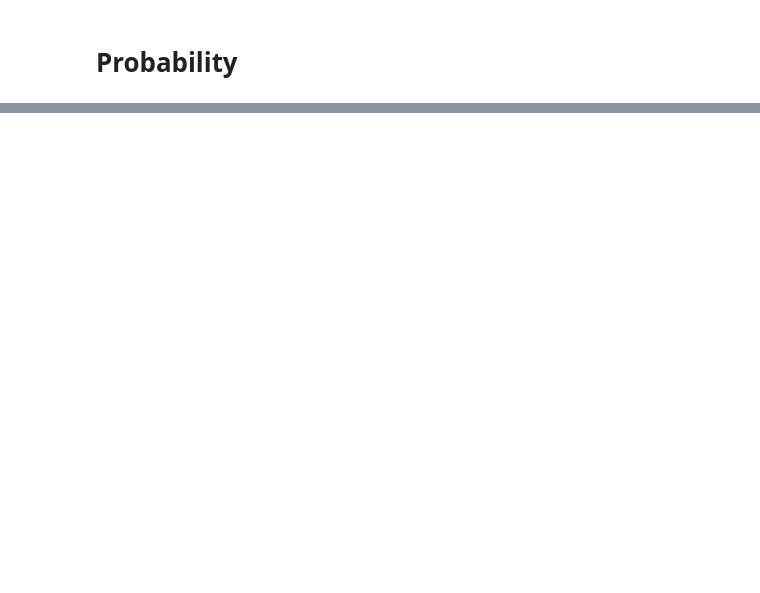
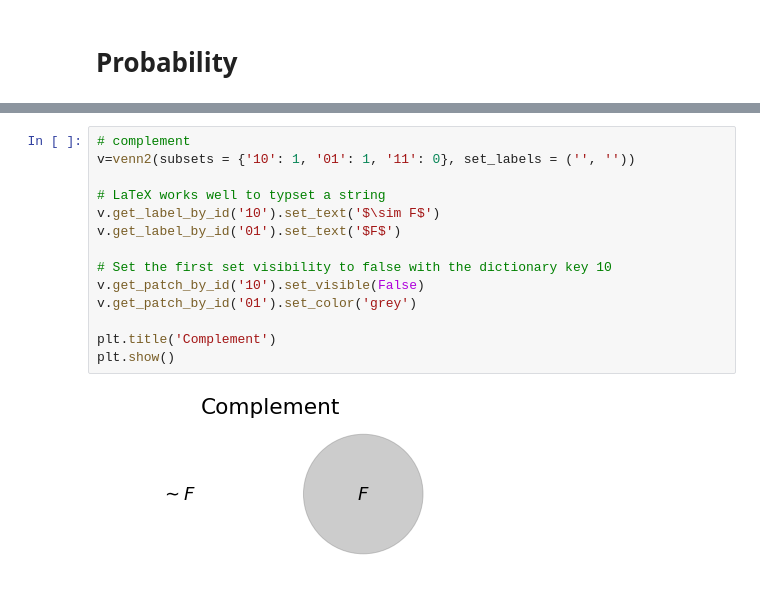
Before and after one commit to ccentola/python-stats, a Jupyter notebook: 02_probability.ipynb, the cells around one changed output, grey strips where cells are left out. Cells and saved outputs as stored; diff of their text form; blank space fills up the shorter version.

```diff
--- a/02_probability.ipynb
+++ b/02_probability.ipynb
@@ -61,0 +121,16 @@ plt.show()
+# %%
+# complement
+v=venn2(subsets = {'10': 1, '01': 1, '11': 0}, set_labels = ('', ''))
+
+# LaTeX works well to typset a string
+v.get_label_by_id('10').set_text('$\sim F$')
+v.get_label_by_id('01').set_text('$F$')
+
+# Set the first set visibility to false with the dictionary key 10
+v.get_patch_by_id('10').set_visible(False)
+v.get_patch_by_id('01').set_color('grey')
+
+plt.title('Complement')
+plt.show()
+# %% [output]
+[figure, added]
```
Also changed, not shown: parts of 28 cells of this notebook.
